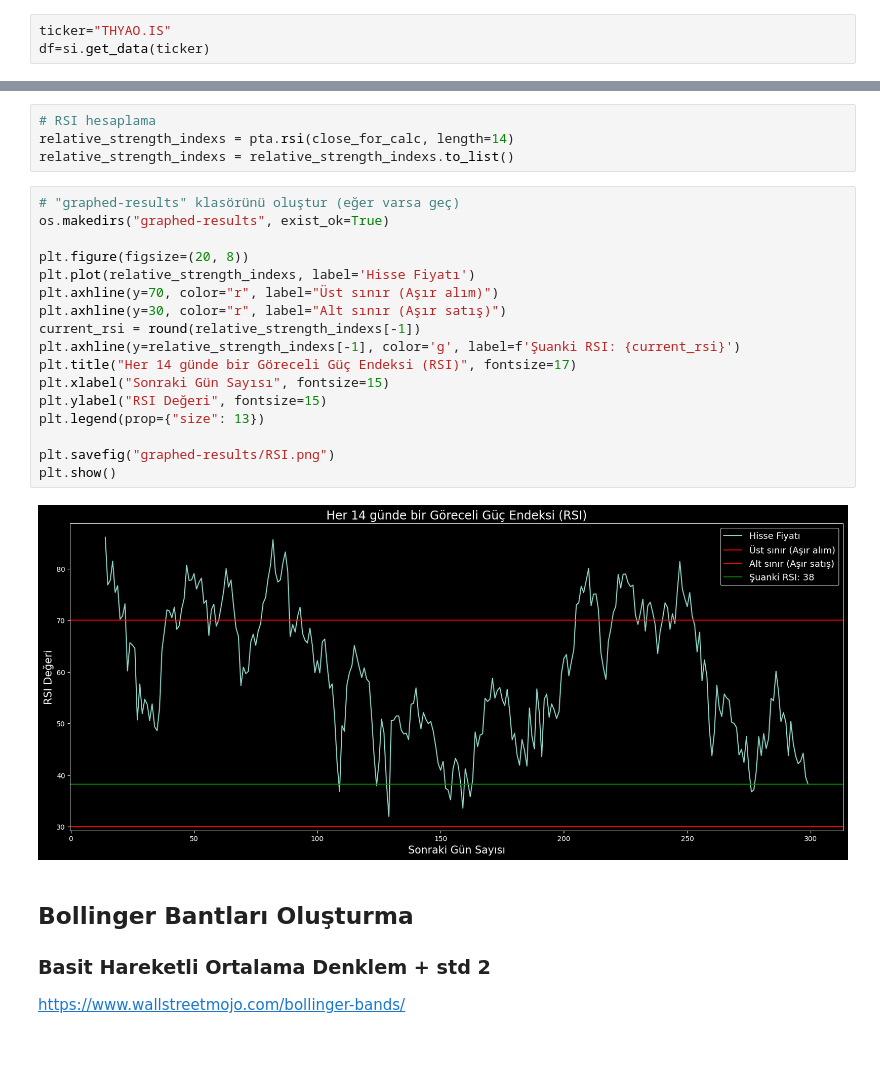
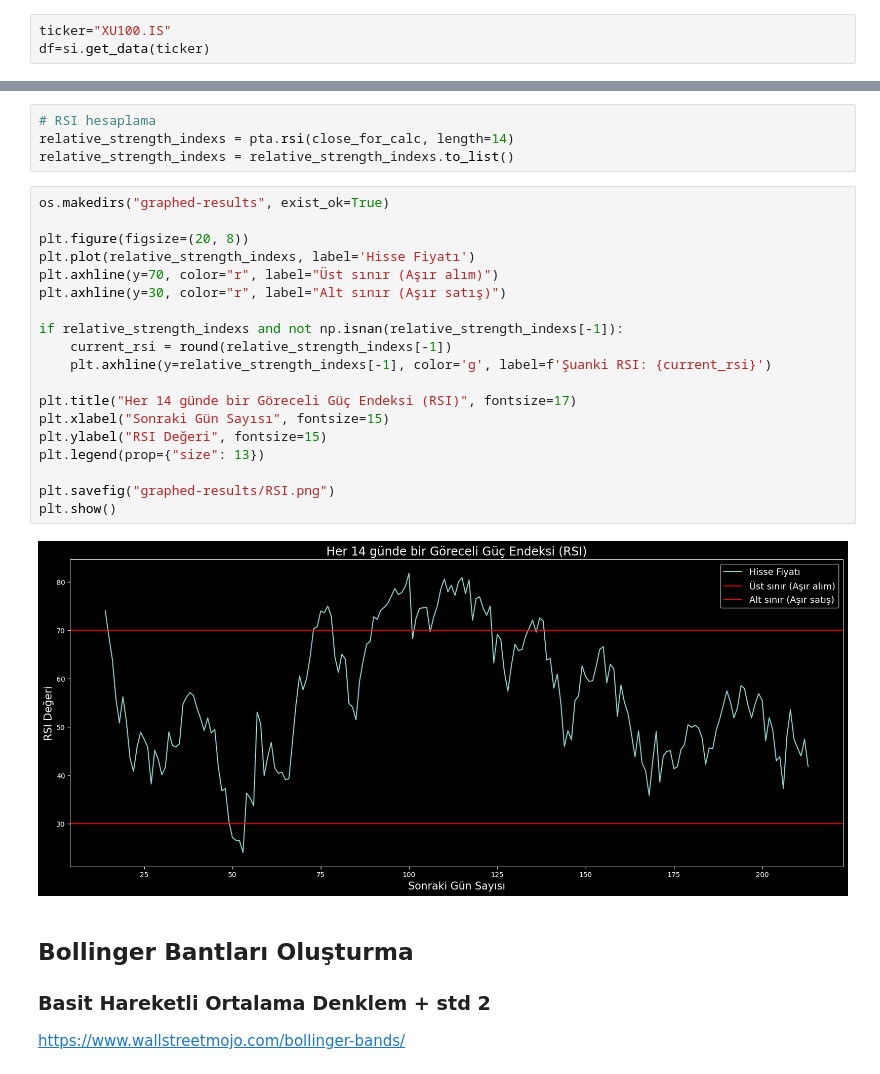
Before and after one commit to serkannpolatt/softforfinance, a Jupyter notebook: main.ipynb, the cells around one changed output, grey strips where cells are left out. Cells and saved outputs as stored; diff of their text form.

```diff
--- a/main.ipynb
+++ b/main.ipynb
@@ -15,7 +15,7 @@ from fpdf import FPDF
 from yahoo_fin import stock_info as si
 from sklearn.linear_model import LinearRegression
 # %%
-ticker="THYAO.IS"
+ticker="XU100.IS"
 df=si.get_data(ticker)
 # %%
 df.head()
@@ -142,24 +144,26 @@ Kaynak :- https://www.wallstreetmojo.com/relative-strength-index/
 relative_strength_indexs = pta.rsi(close_for_calc, length=14)
 relative_strength_indexs = relative_strength_indexs.to_list()
 # %%
-# "graphed-results" klasörünü oluştur (eğer varsa geç)
 os.makedirs("graphed-results", exist_ok=True)
 
 plt.figure(figsize=(20, 8))
 plt.plot(relative_strength_indexs, label='Hisse Fiyatı')
 plt.axhline(y=70, color="r", label="Üst sınır (Aşır alım)")
 plt.axhline(y=30, color="r", label="Alt sınır (Aşır satış)")
-current_rsi = round(relative_strength_indexs[-1])
-plt.axhline(y=relative_strength_indexs[-1], color='g', label=f'Şuanki RSI: {current_rsi}')
+
+if relative_strength_indexs and not np.isnan(relative_strength_indexs[-1]):
+    current_rsi = round(relative_strength_indexs[-1])
+    plt.axhline(y=relative_strength_indexs[-1], color='g', label=f'Şuanki RSI: {current_rsi}')
+
 plt.title("Her 14 günde bir Göreceli Güç Endeksi (RSI)", fontsize=17)
 plt.xlabel("Sonraki Gün Sayısı", fontsize=15)
 plt.ylabel("RSI Değeri", fontsize=15)
 plt.legend(prop={"size": 13})
 
 plt.savefig("graphed-results/RSI.png")
 plt.show()
 # %% [output]
-[figure, old version]
+[figure, new version]
 # %% [markdown]
 ## Bollinger Bantları Oluşturma
 
```
Also changed, not shown: parts of 39 cells of this notebook.
